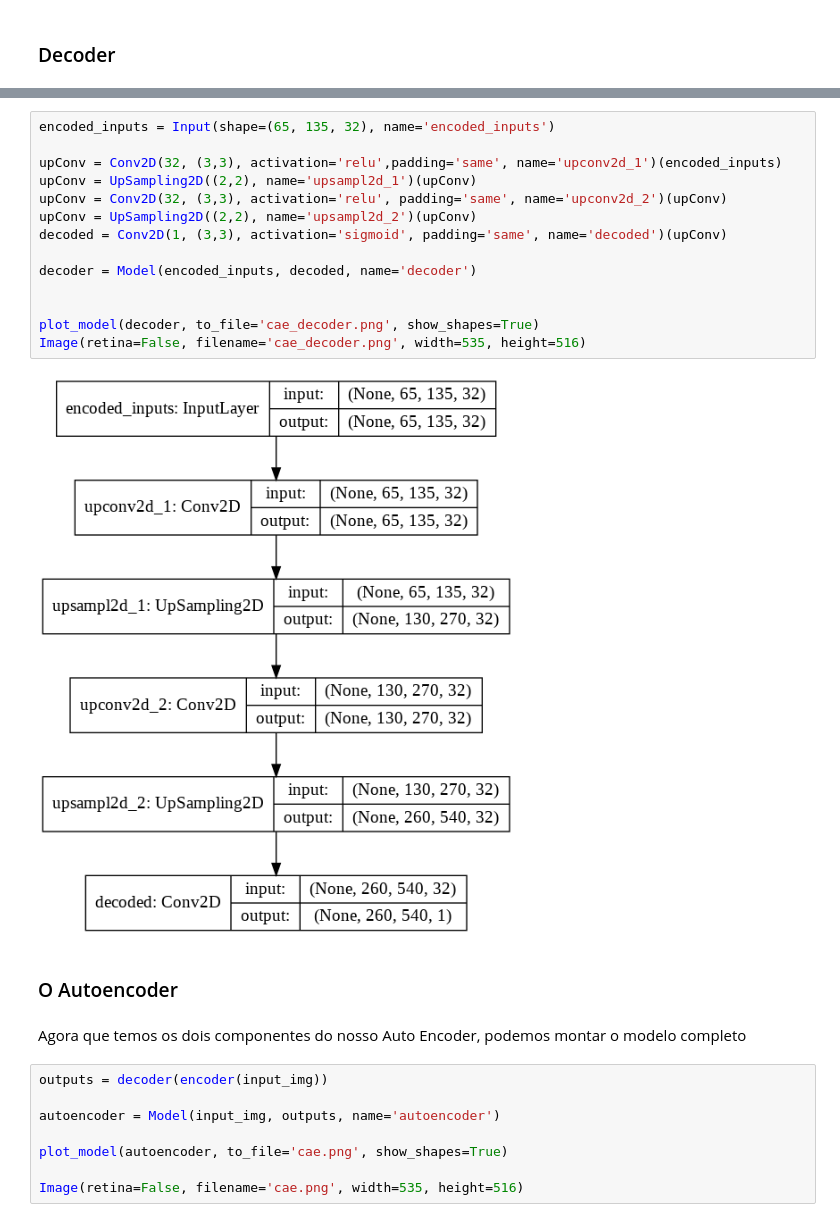
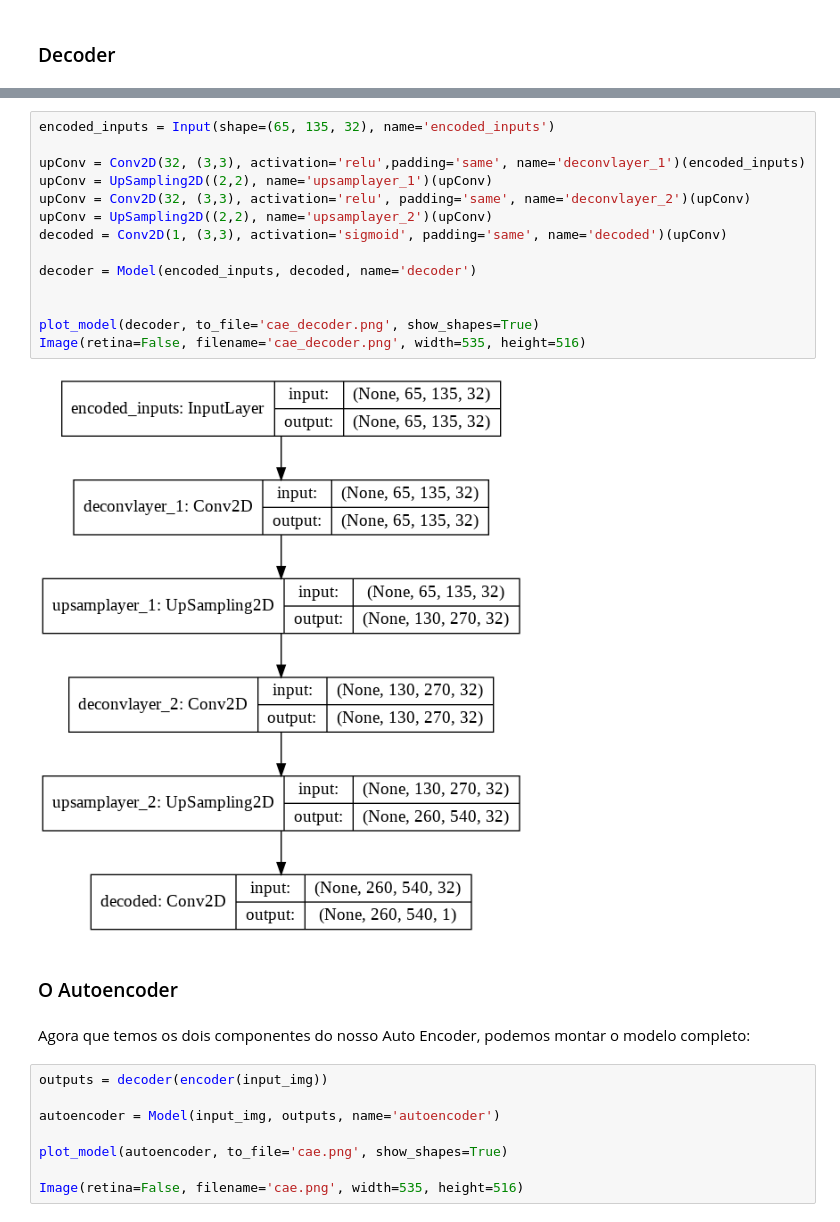
Before and after one commit to talesaraujo/autoencoder-image-denoising, a Jupyter notebook: Convolutional Denoising AE KDD.ipynb, the cells around one changed output, grey strips where cells are left out. Drawn from its saved outputs; the diff is of its cells as text.

```diff
--- a/Convolutional Denoising AE KDD.ipynb
+++ b/Convolutional Denoising AE KDD.ipynb
@@ -128,23 +115,23 @@ No caso do nosso Auto Encoder, o resultado final do decoder no espaço de atribu
 # %%
 encoded_inputs = Input(shape=(65, 135, 32), name='encoded_inputs')
 
-upConv = Conv2D(32, (3,3), activation='relu',padding='same', name='upconv2d_1')(encoded_inputs)
-upConv = UpSampling2D((2,2), name='upsampl2d_1')(upConv)
-upConv = Conv2D(32, (3,3), activation='relu', padding='same', name='upconv2d_2')(upConv)
-upConv = UpSampling2D((2,2), name='upsampl2d_2')(upConv)
+upConv = Conv2D(32, (3,3), activation='relu',padding='same', name='deconvlayer_1')(encoded_inputs)
+upConv = UpSampling2D((2,2), name='upsamplayer_1')(upConv)
+upConv = Conv2D(32, (3,3), activation='relu', padding='same', name='deconvlayer_2')(upConv)
+upConv = UpSampling2D((2,2), name='upsamplayer_2')(upConv)
 decoded = Conv2D(1, (3,3), activation='sigmoid', padding='same', name='decoded')(upConv)
 
 decoder = Model(encoded_inputs, decoded, name='decoder')
 
 
 plot_model(decoder, to_file='cae_decoder.png', show_shapes=True)
 Image(retina=False, filename='cae_decoder.png', width=535, height=516)
 # %% [output]
-[figure, old version]
+[figure, new version]
 # %% [markdown]
 ### O Autoencoder
 # %% [markdown]
-Agora que temos os dois componentes do nosso Auto Encoder, podemos montar o modelo completo
+Agora que temos os dois componentes do nosso Auto Encoder, podemos montar o modelo completo:
 # %%
 outputs = decoder(encoder(input_img))
 
```
Also changed, not shown: parts of 16 cells of this notebook.
